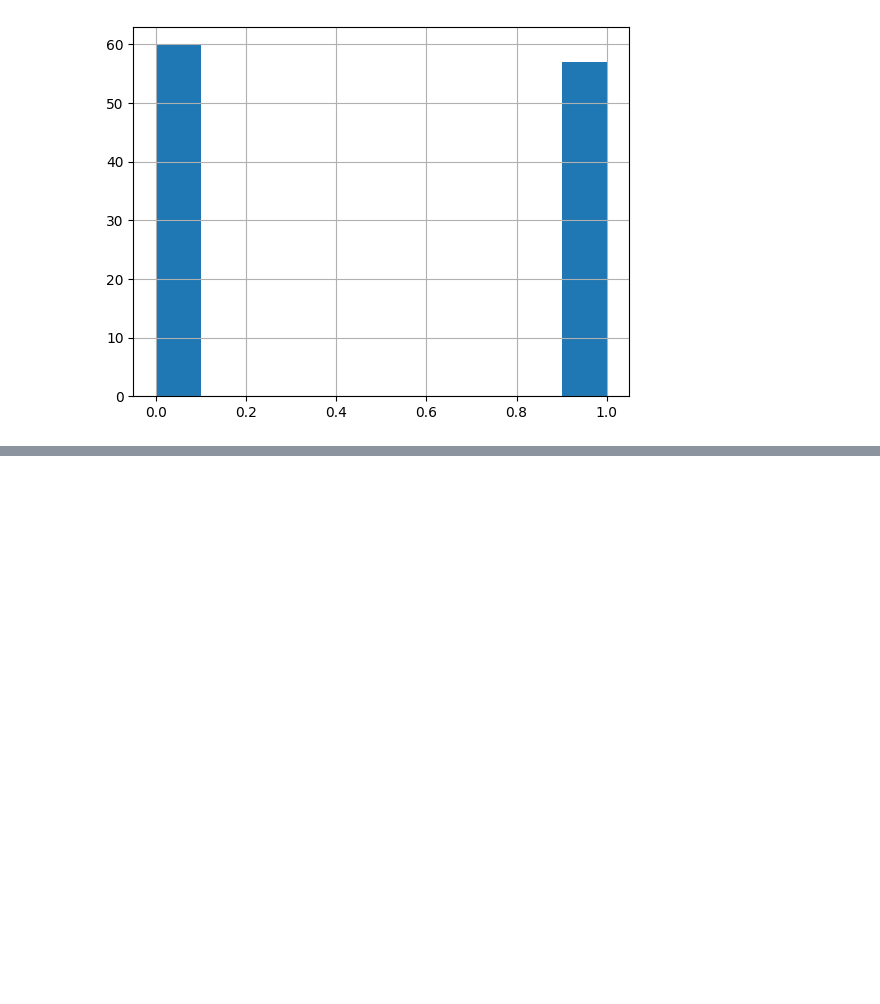
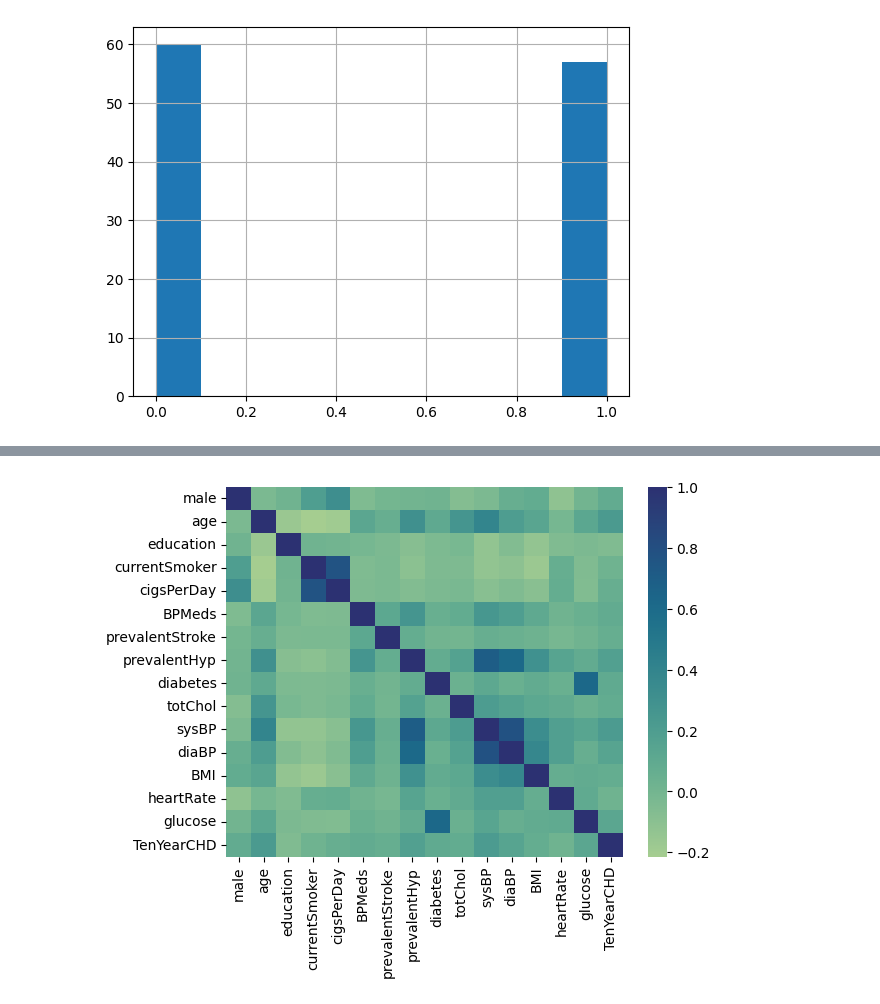
Before and after one commit to Dragoh54/MachineLearning-Labs, a Jupyter notebook: lab5/2024_ML_LR5_MACS (2).ipynb, the cells around one changed output, grey strips where cells are left out. Saved outputs shown, nothing was run; the diff lists cells and outputs as text; code cells hidden in the pictures; blank space fills up the shorter version.

```diff
--- a/lab5/2024_ML_LR5_MACS (2).ipynb
+++ b/lab5/2024_ML_LR5_MACS (2).ipynb
@@ -665,0 +668,3 @@ Result of cross validation: 0.775
+# %%
+heart = pd.read_csv('framingham.csv')
+heart.head()
@@ -665,0 +678,5 @@ Result of cross validation: 0.775
+# %%
+corr_matrix = heart.corr()
+sns.heatmap(corr_matrix,cmap="crest");
+# %% [output]
+[figure, added]
```
Also changed, not shown: parts of 17 cells of this notebook, 1 other file.
